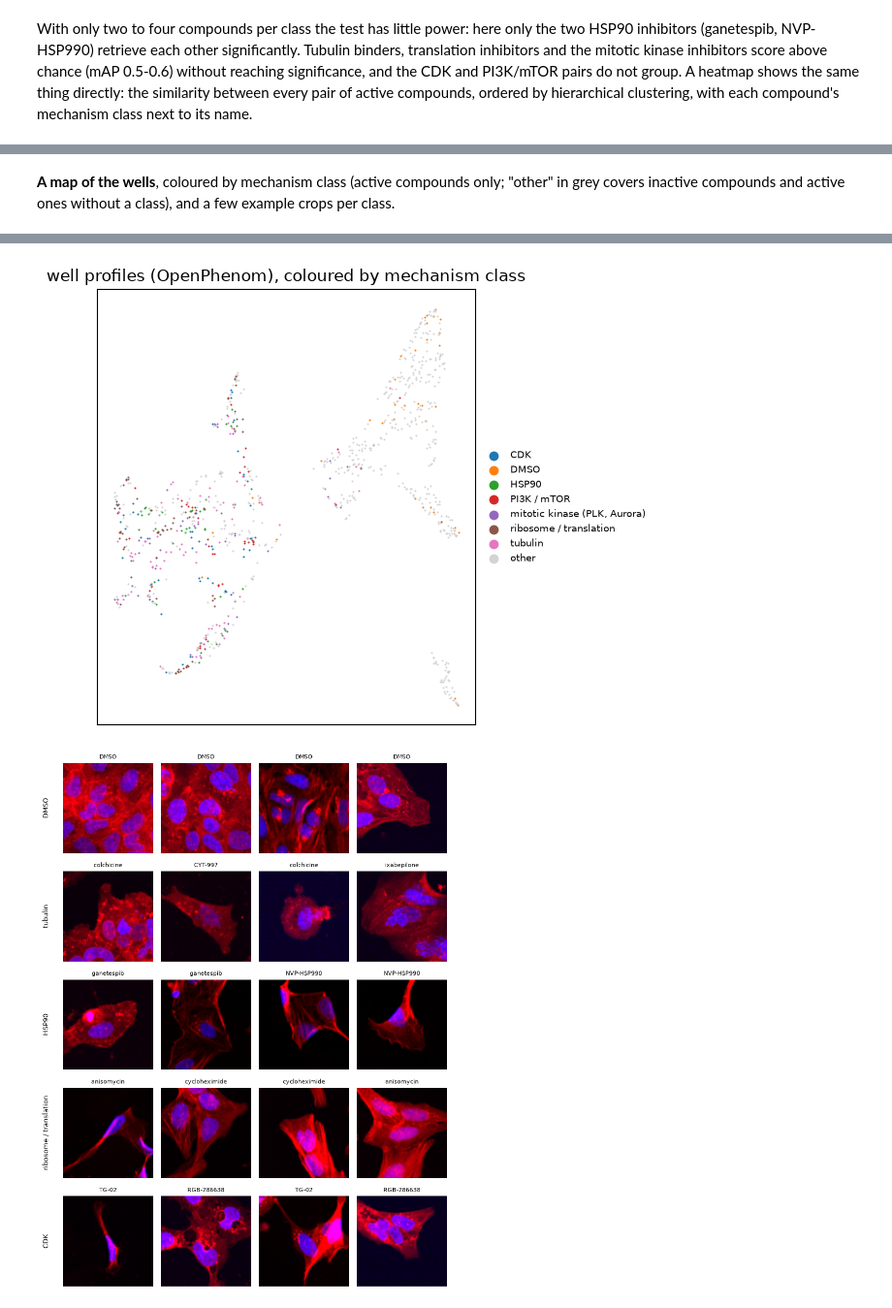
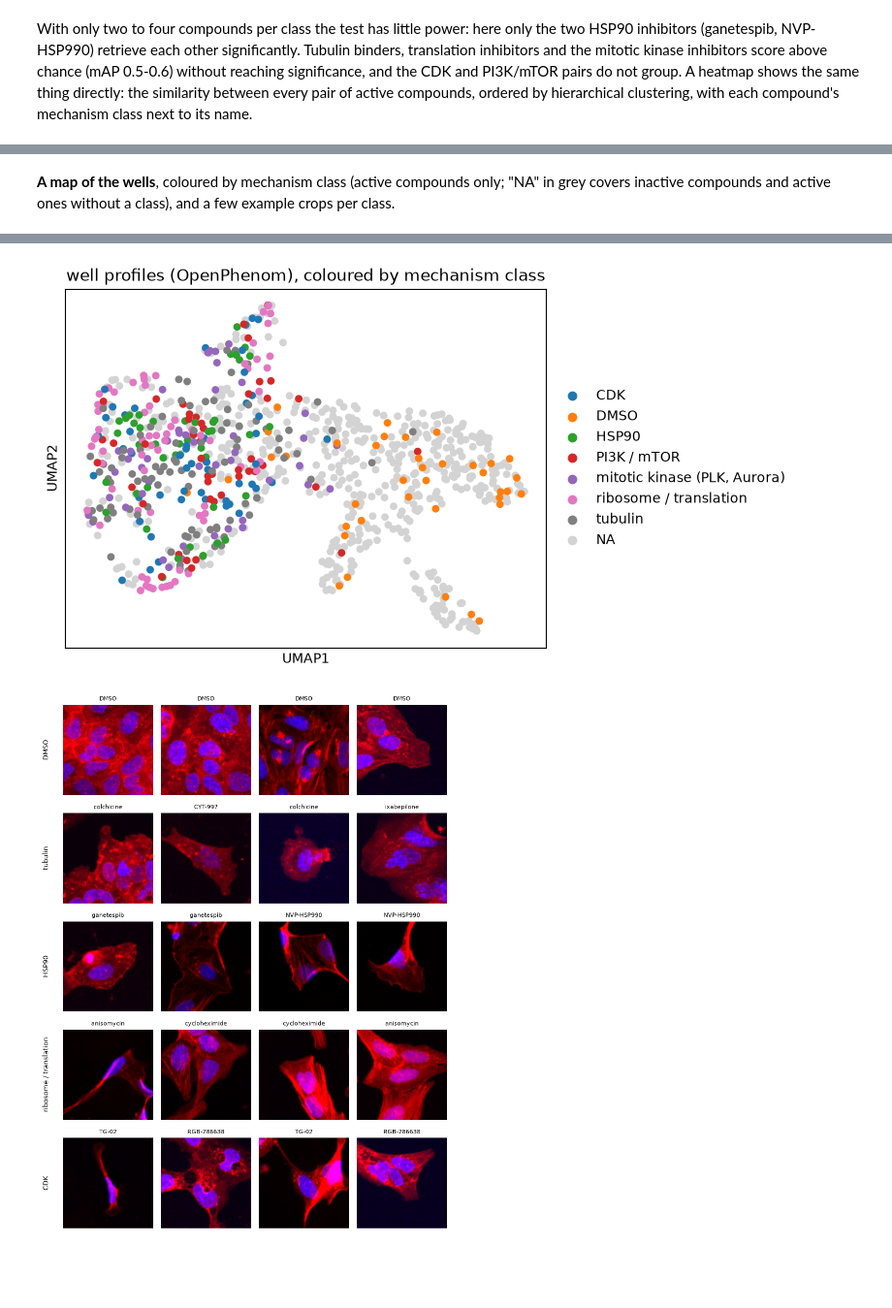
Before and after one commit to scverse/202611_workshop_SBI2, a Jupyter notebook: notebooks/02_inference_openphenom.ipynb, the cells around one changed output, grey strips where cells are left out. Shown at 97% size. Drawn from its saved outputs; the diff is of its cells as text; code cells hidden in the pictures; blank space fills up the shorter version.

Commit message:
Use scanpy for PCA, neighbors, UMAP and heatmap plots in all notebooks

```diff
--- a/notebooks/02_inference_openphenom.ipynb
+++ b/notebooks/02_inference_openphenom.ipynb
@@ -14,9 +14,9 @@ look alike? At the end we compare with the hand-designed cp_measure features and
 Note: this notebook downloads and runs the model code that Recursion publishes on Hugging Face
 (`huggingface_mae.py`); the weights are loaded with `torch.load(..., weights_only=True)`.
 # %%
-TIER = "full"  # or "small"
+TIER = "small"  # or "full"
 N_CELLS = 1000  # cells to embed live; None embeds all cells of the tier (about 30 min for the small tier on 4 threads)
-RUN_LIVE = True  # True: download OpenPhenom and embed N_CELLS cells live (needs internet, ~2-3 min on 4 threads)
+RUN_LIVE = False  # True: download OpenPhenom and embed N_CELLS cells live (needs internet, ~2-3 min on 4 threads)
 # %%
 from data import short_warnings
 
@@ -402,5 +377,5 @@ plt.tight_layout()
 # %% [markdown]
-**A map of the wells**, coloured by mechanism class (active compounds only; "other" in grey covers inactive
+**A map of the wells**, coloured by mechanism class (active compounds only; "NA" in grey covers inactive
 compounds and active ones without a class), and a few example crops per class.
 # %%
 active_set = set(active_cpds)
@@ -408,7 +383,13 @@ wells.obs["mechanism"] = [
     "DMSO" if p == "DMSO" else moa[p] if p in active_set else "other"
     for p in wells.obs["Metadata_Perturbation"].astype(str)
 ]
-xy = umap_2d(wells.X, n_neighbors=10)
-plot_2d(xy, wells.obs, ["mechanism"], titles=["well profiles (OpenPhenom), coloured by mechanism class"])
-plt.tight_layout()
+sc.pp.pca(wells, n_comps=50)
+sc.pp.neighbors(wells, n_neighbors=10)
+sc.tl.umap(wells)
+sc.pl.umap(
+    wells,
+    color="mechanism",
+    groups=[m for m in wells.obs["mechanism"].unique() if m != "other"],
+    title="well profiles (OpenPhenom), coloured by mechanism class",
+)
 # %% [output]
@@ -417,4 +396,4 @@ UserWarning: n_jobs value 1 overridden to 1 by setting random_state. Use no seed
-[figure, old version]
+[figure, new version]
 # %%
 show = [c for c in ["DMSO", "tubulin", "HSP90", "ribosome / translation", "CDK"] if c in set(wells.obs["mechanism"])]
 fig, axes = plt.subplots(len(show), 4, figsize=(8, 2.1 * len(show)))
```
Also changed, not shown: parts of 8 cells of this notebook, 6 other files.
